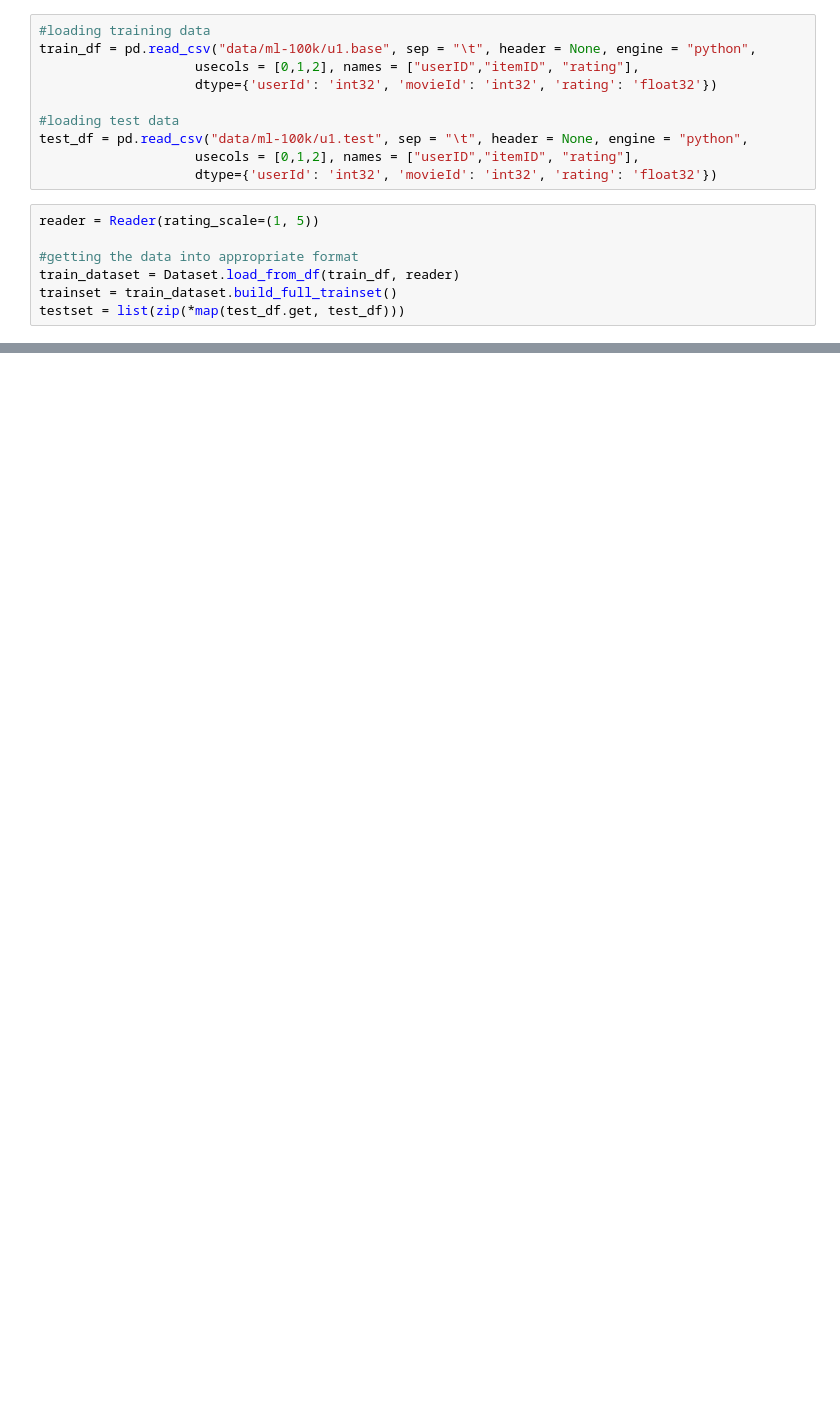
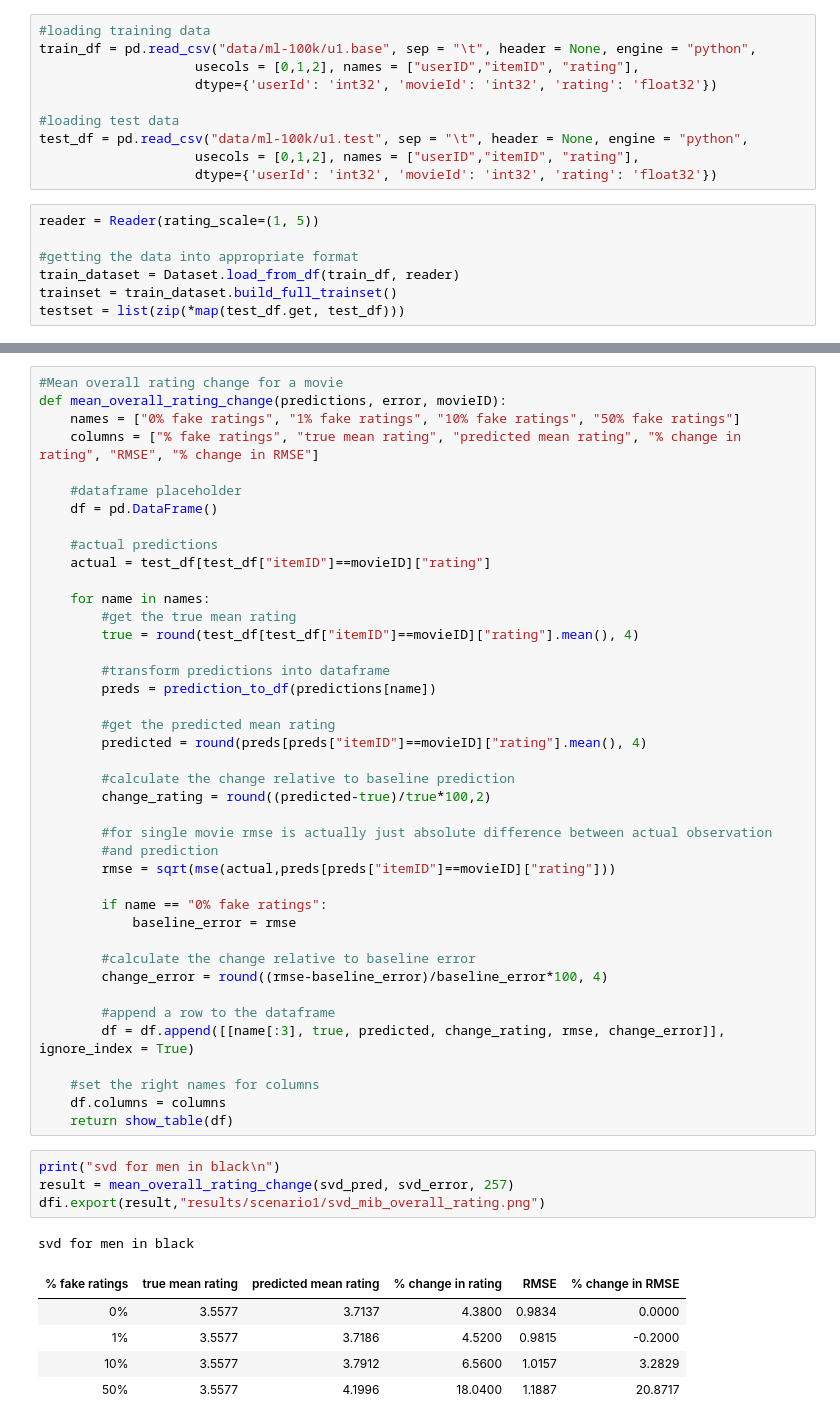
Before and after one commit to adamolko/data-security, a Jupyter notebook: scenario1.ipynb, the cells around one changed output, grey strips where cells are left out. Saved outputs shown, nothing was run; the diff lists cells and outputs as text; blank space fills up the shorter version.

```diff
--- a/scenario1.ipynb
+++ b/scenario1.ipynb
@@ -233,0 +153,52 @@ RMSE change for SVD
+# %%
+#Mean overall rating change for a movie
+def mean_overall_rating_change(predictions, error, movieID):
+    names = ["0% fake ratings", "1% fake ratings", "10% fake ratings", "50% fake ratings"]
+    columns = ["% fake ratings", "true mean rating", "predicted mean rating", "% change in rating", "RMSE", "% change in RMSE"]
+
+    #dataframe placeholder
+    df = pd.DataFrame()
+
+    #actual predictions
+    actual = test_df[test_df["itemID"]==movieID]["rating"]
+
+    for name in names:
+        #get the true mean rating
+        true = round(test_df[test_df["itemID"]==movieID]["rating"].mean(), 4)
+
+        #transform predictions into dataframe
+        preds = prediction_to_df(predictions[name])
+
+        #get the predicted mean rating
+        predicted = round(preds[preds["itemID"]==movieID]["rating"].mean(), 4)
+
+        #calculate the change relative to baseline prediction
+        change_rating = round((predicted-true)/true*100,2)
+
+        #for single movie rmse is actually just absolute difference between actual observation
+        #and prediction
+        rmse = sqrt(mse(actual,preds[preds["itemID"]==movieID]["rating"]))
+
+        if name == "0% fake ratings":
+            baseline_error = rmse
+
+        #calculate the change relative to baseline error
+        change_error = round((rmse-baseline_error)/baseline_error*100, 4)
+
+        #append a row to the dataframe
+        df = df.append([[name[:3], true, predicted, change_rating, rmse, change_error]], ignore_index = True)
+
+    #set the right names for columns
+    df.columns = columns
+    return show_table(df)
+# %%
+print("svd for men in black\n")
+result = mean_overall_rating_change(svd_pred, svd_error, 257)
+dfi.export(result,"results/scenario1/svd_mib_overall_rating.png")
+# %% [output]
+svd for men in black
+| % fake ratings | true mean rating | predicted mean rating | % change in rating | RMSE | % change in RMSE |
+| 0% | 3.5577 | 3.7137 | 4.3800 | 0.9834 | 0.0000 |
+| 1% | 3.5577 | 3.7186 | 4.5200 | 0.9815 | -0.2000 |
+| 10% | 3.5577 | 3.7912 | 6.5600 | 1.0157 | 3.2829 |
+| 50% | 3.5577 | 4.1996 | 18.0400 | 1.1887 | 20.8717 |
```
Also changed, not shown: parts of 51 cells of this notebook, 29 other files.
